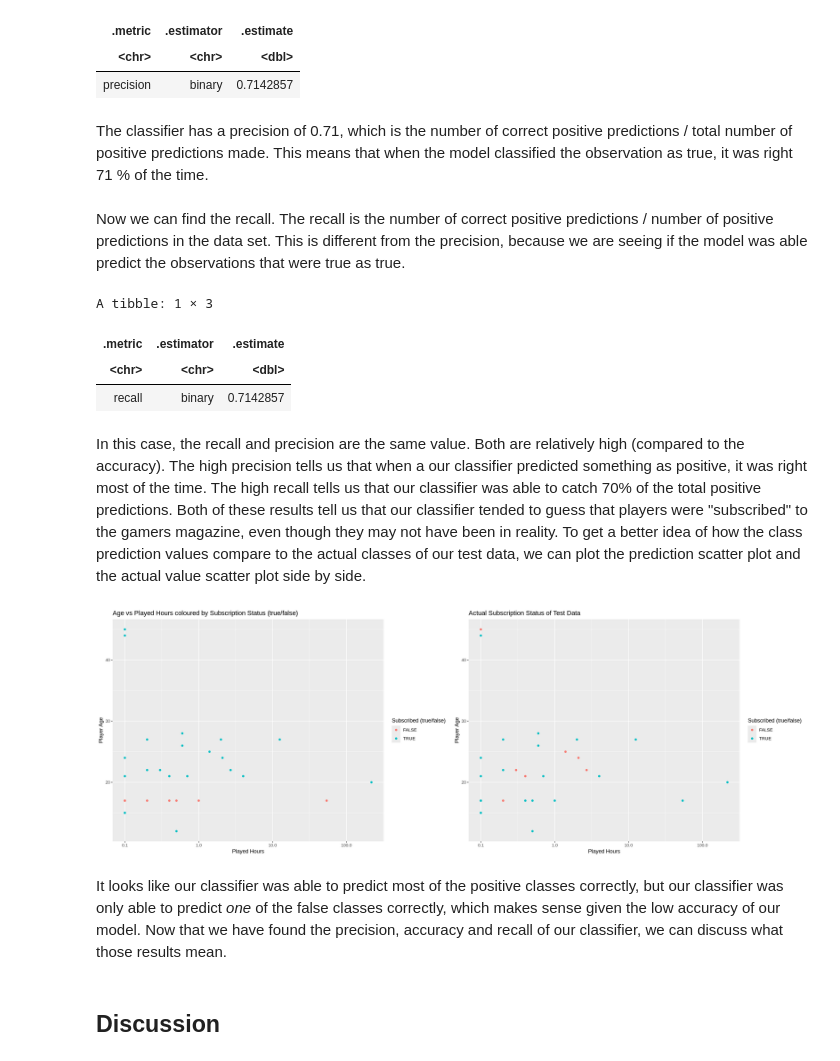
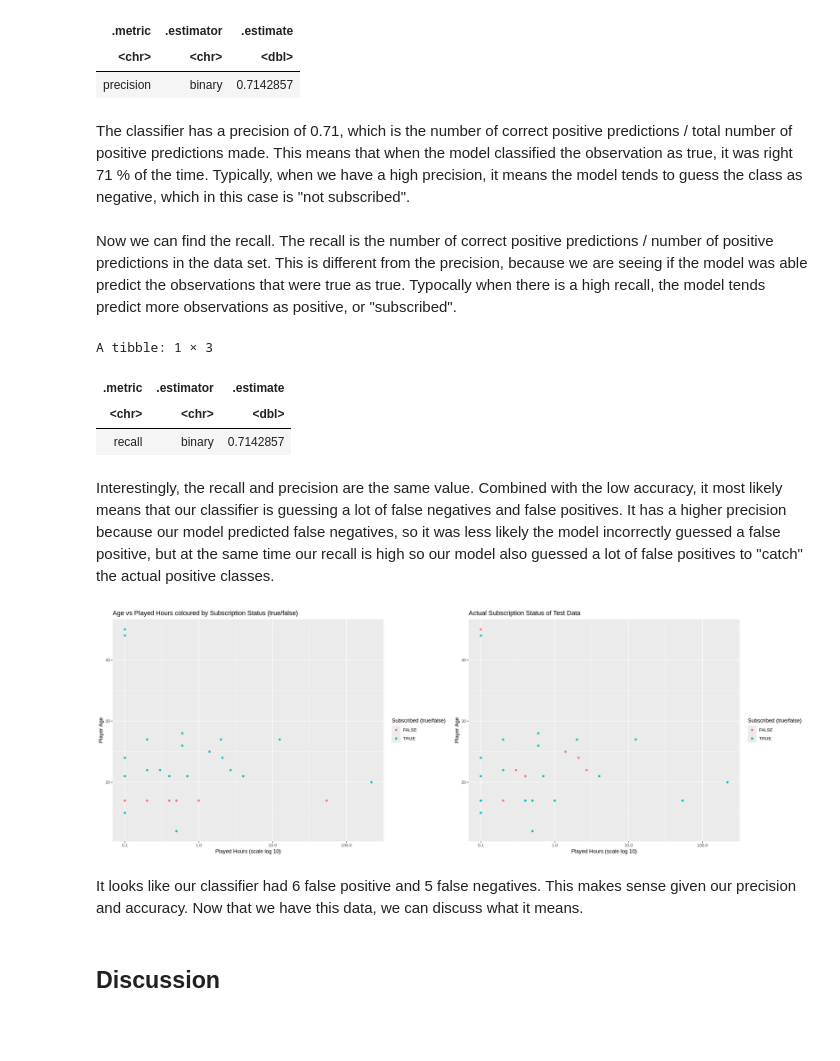
Before and after one commit to navis17/DSCI-100-Group-Project-Final-Report, a Jupyter notebook: Final Project Report.ipynb, the cells around one changed output. Cells and saved outputs as stored; diff of their text form; code cells hidden in the pictures; blank space fills up the shorter version.

```diff
--- a/Final Project Report.ipynb
+++ b/Final Project Report.ipynb
@@ -318,9 +313,9 @@ A tibble: 1 × 3
 | <chr> | <chr> | <dbl> |
 | precision | binary | 0.7142857 |
 # %% [markdown]
-The classifier has a precision of 0.71, which is the number of correct positive predictions / total number of positive predictions made. This means that when the model classified the observation as true, it was right 71 % of the time.
+The classifier has a precision of 0.71, which is the number of correct positive predictions / total number of positive predictions made. This means that when the model classified the observation as true, it was right 71 % of the time. Typically, when we have a high precision, it means the model tends to guess the class as negative, which in this case is "not subscribed".
 # %% [markdown]
-Now we can find the recall. The recall is the number of correct positive predictions / number of positive predictions in the data set. This is different from the precision, because we are seeing if the model was able predict the observations that were true as true.
+Now we can find the recall. The recall is the number of correct positive predictions / number of positive predictions in the data set. This is different from the precision, because we are seeing if the model was able predict the observations that were true as true. Typocally when there is a high recall, the model tends predict more observations as positive, or "subscribed".
 # %%
 predictions_recall<- predictions |>
 recall(truth = subscribe, estimate = .pred_class, event_level = "second")
@@ -331,23 +326,23 @@ A tibble: 1 × 3
 | <chr> | <chr> | <dbl> |
 | recall | binary | 0.7142857 |
 # %% [markdown]
-In this case, the recall and precision are the same value. Both are relatively high (compared to the accuracy). The high precision tells us that when a our classifier predicted something as positive, it was right most of the time. The high recall tells us that our classifier was able to catch 70% of the total positive predictions. Both of these results tell us that our classifier tended to guess that players were "subscribed" to the gamers magazine, even though they may not have been in reality. To get a better idea of how the class prediction values compare to the actual classes of our test data, we can plot the prediction scatter plot and the actual value scatter plot side by side.
+Interestingly, the recall and precision are the same value. Combined with the low accuracy, it most likely means that our classifier is guessing a lot of false negatives and false positives. It has a higher precision because our model predicted false negatives, so it was less likely the model incorrectly guessed a false positive, but at the same time our recall is high so our model also guessed a lot of false positives to "catch" the actual positive classes.
 # %%
 
 options(repr.plot.width = 20, repr.plot.height = 7)
 
 true_test_plot<- players_test |>
 ggplot(aes(x = played_hours, y = Age, color = subscribe)) +
 geom_point() + scale_x_log10() +
-labs(x = "Played Hours", y = "Player Age", color = "Subscribed (true/false)")+
+labs(x = "Played Hours (scale log 10)", y = "Player Age", color = "Subscribed (true/false)")+
 ggtitle("Actual Subscription Status of Test Data")
 
 
 
 plot_grid(predictions_plot, true_test_plot)
 # %% [output]
-[figure, old version]
+[figure, new version]
 # %% [markdown]
-It looks like our classifier was able to predict most of the positive classes correctly, but our classifier was only able to predict *one* of the false classes correctly, which makes sense given the low accuracy of our model. Now that we have found the precision, accuracy and recall of our classifier, we can discuss what those results mean.
+It looks like our classifier had 6 false positive and 5 false negatives. This makes sense given our precision and accuracy. Now that we have this data, we can discuss what it means.
 # %% [markdown]
 ## **Discussion**
```
Also changed, not shown: parts of 15 cells of this notebook.
